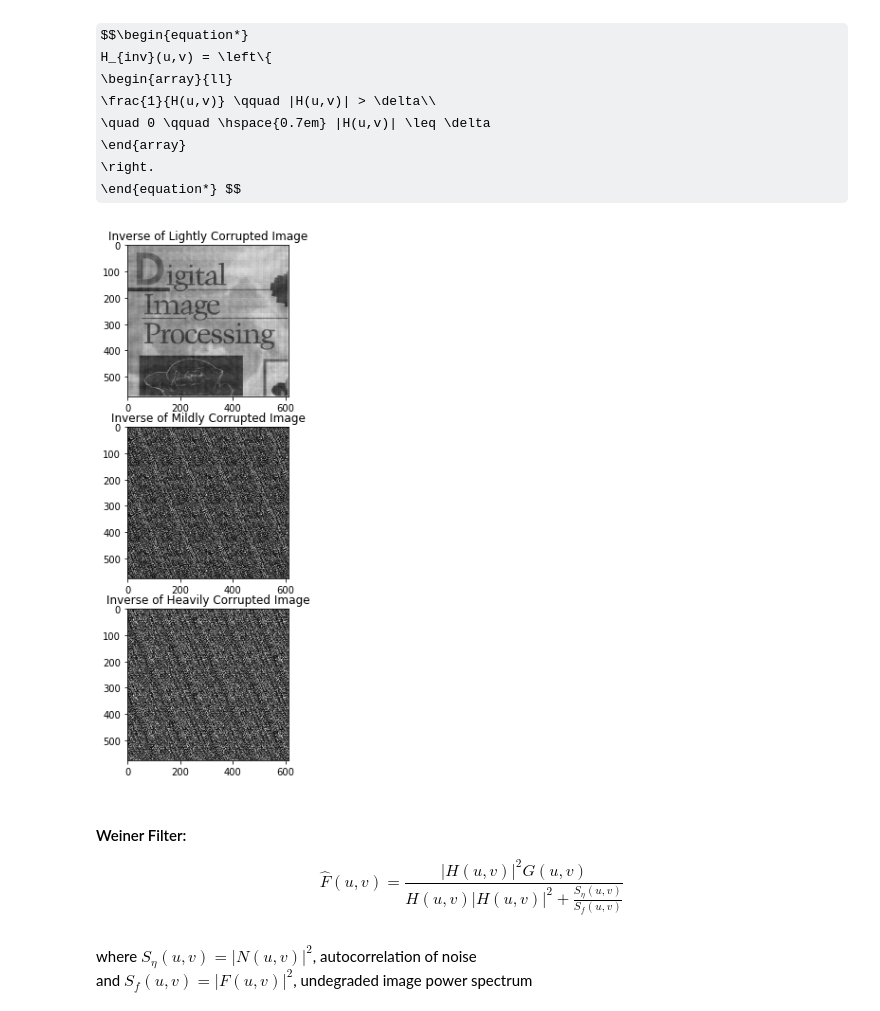
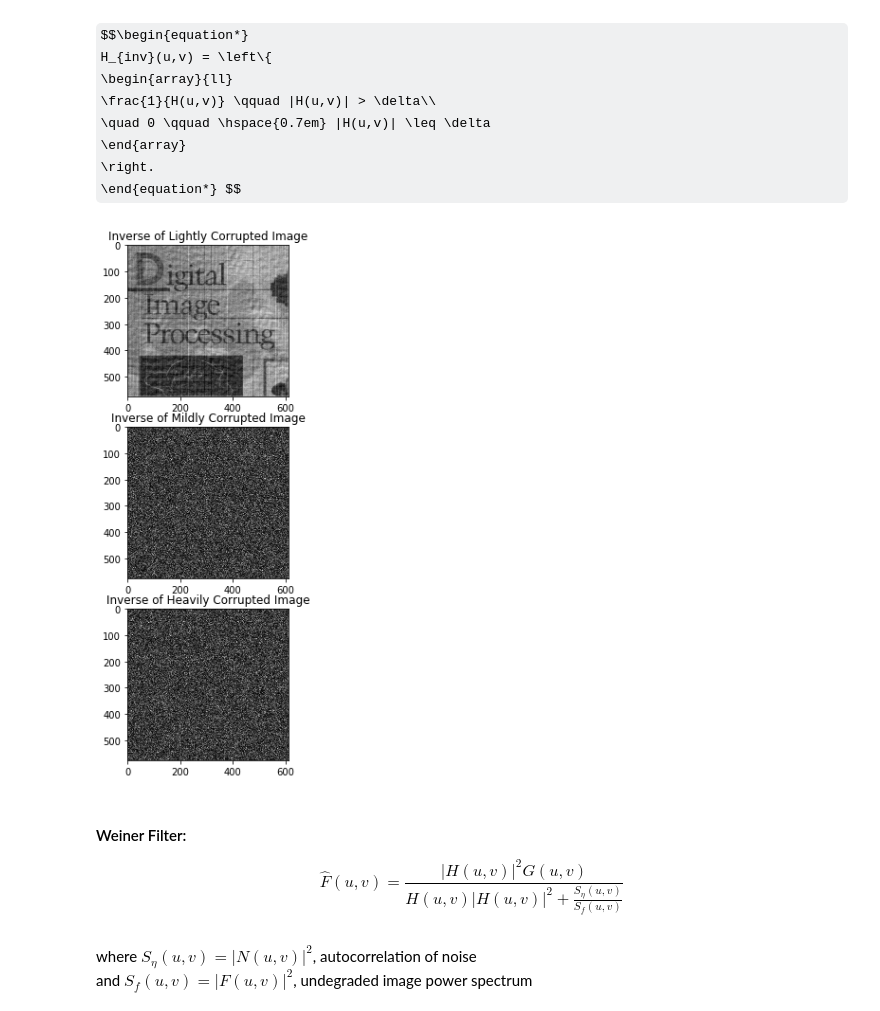
Before and after one commit to QasimWani/frequency_domain_filtering, a Jupyter notebook: motion_blur.ipynb, the cells around one changed output. Cells and saved outputs as stored; diff of their text form; code cells hidden in the pictures; some formulas as TeX source.

Commit message:
bug fix wip, centering filter

```diff
--- a/motion_blur.ipynb
+++ b/motion_blur.ipynb
@@ -53,7 +53,7 @@ def degradation(a=a, b=b, T=1, fft_img=F):
 
     for u in range(height):
         for v in range(width):
-            H[u, v] = output(u, v)
+            H[u, v] = output(u-height/2 + 1, v-width/2 + 1)
     return H
 # %%
 H = degradation()
@@ -87,35 +87,36 @@ H_{inv}(u,v) = \left\{
 \right.
 \end{equation*} $$
 # %%
-def pseudo_inverse_filter(degraded, delta=1e-18, H=H):
+def pseudo_inverse_filter(degraded, delta=1e-3, H=H):
     """
     Computes the inverse and outputs the image in the spatial domain based on a degredation function.
     @Param:
     1. degraded - Degraded image (spatial domain)
     2. H - degredation function
     @Return:
     f_inverse - output of inverse filtering in the spatial domain
     """
     F_degraded = np.fft.fftshift(np.fft.fft2(degraded))
-    F_inverse = np.where(np.abs(H) < delta, 0, F_degraded / H)
+    H_inv = np.where(np.abs(H) <= delta, 0, 1/H)
+    F_inverse = F_degraded * H_inv
     f_inverse = np.fft.ifft2(np.fft.ifftshift(F_inverse))
     return np.abs(f_inverse)
 
 #---------------------------------------------------------------------------------------------#
 
-inverse_noisy_1 = pseudo_inverse_filter(noisy_1, 1e-3) #compute inverse of 'lightly corrupted' image
+inverse_noisy_1 = pseudo_inverse_filter(noisy_1) #compute inverse of 'lightly corrupted' image
 inverse_noisy_2 = pseudo_inverse_filter(noisy_2) #compute inverse of midly corrupted' image
 inverse_noisy_3 = pseudo_inverse_filter(noisy_3) #compute inverse of 'heavily corrupted' image
 
 #---------------------------------------------------------------------------------------------#
 
 fig, (ax1, ax2, ax3) = plt.subplots(3, figsize=(10,10))
 ax1.imshow(inverse_noisy_1, "gray"), ax1.set_title("Inverse of Lightly Corrupted Image")
 ax2.imshow(inverse_noisy_2, "gray"), ax2.set_title("Inverse of Mildly Corrupted Image")
 ax3.imshow(inverse_noisy_3, "gray"), ax3.set_title("Inverse of Heavily Corrupted Image")
 plt.show()
 # %% [output]
-[figure, old version]
+[figure, new version]
 # %% [markdown]
 <h4>Weiner Filter:</h4>
 $$ \hat{F}(u, v) =
```
Also changed, not shown: parts of 2 cells of this notebook.
